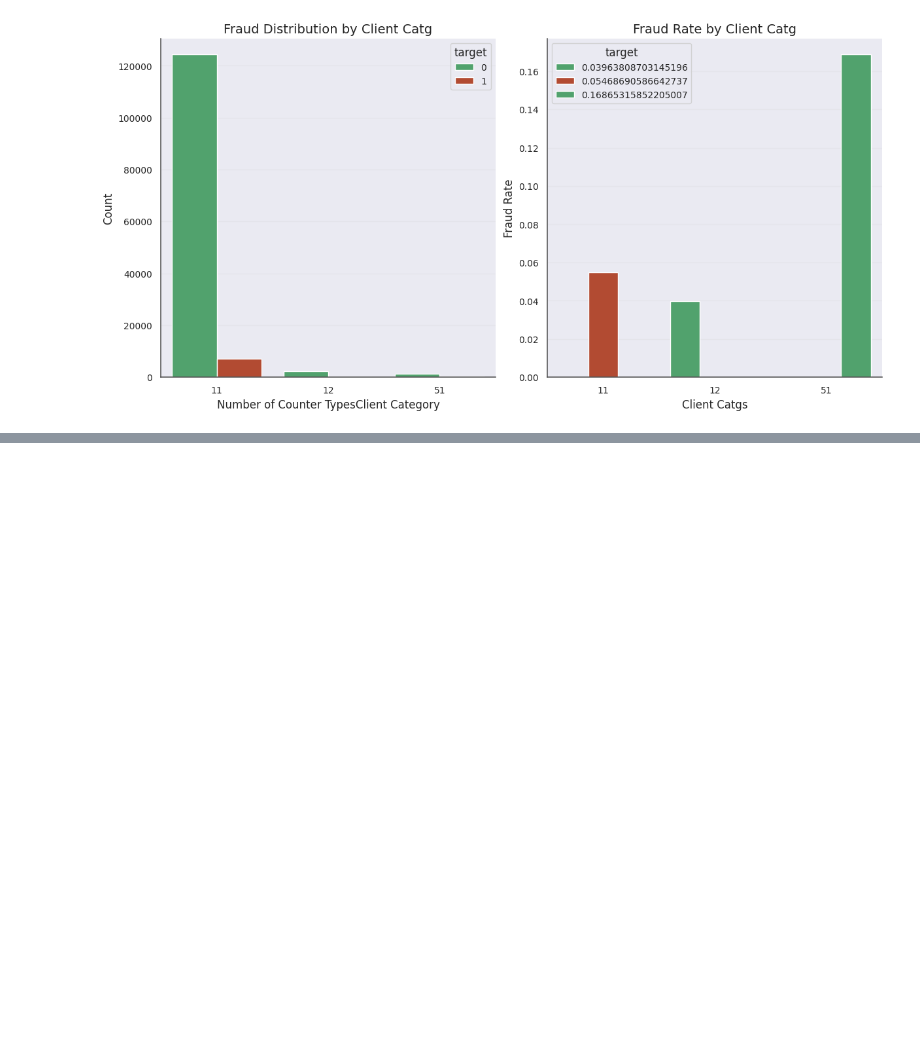
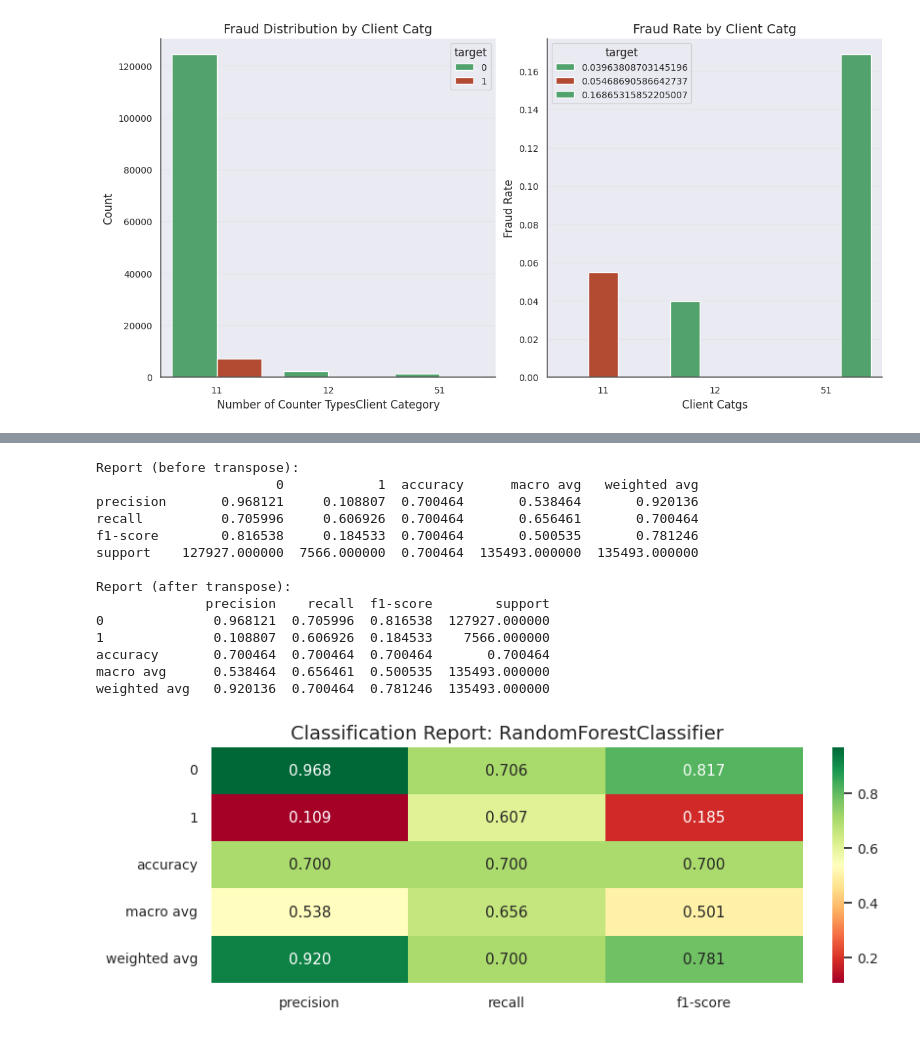
Before and after one commit to Rackkoun/ds-ml-project, a Jupyter notebook: notebooks/ml_challenge_fraud_detection_rackkoun.ipynb, the cells around one changed output, grey strips where cells are left out. Cells and saved outputs as stored; diff of their text form; code cells hidden in the pictures; blank space fills up the shorter version.

```diff
--- a/notebooks/ml_challenge_fraud_detection_rackkoun.ipynb
+++ b/notebooks/ml_challenge_fraud_detection_rackkoun.ipynb
@@ -1208,0 +1431,22 @@ train_data_df_00.fillna(0, inplace=True)
+# %%
+report_df = plot_classification_report_cv(
+    best_estimator_row["model"],
+    {"model": best_estimator_row["best_model"]},
+    X_train[main_feature_cols], y_train
+)
+# %% [output]
+Report (before transpose):
+                       0            1  accuracy      macro avg   weighted avg
+precision       0.968121     0.108807  0.700464       0.538464       0.920136
+recall          0.705996     0.606926  0.700464       0.656461       0.700464
+f1-score        0.816538     0.184533  0.700464       0.500535       0.781246
+support    127927.000000  7566.000000  0.700464  135493.000000  135493.000000
+
+Report (after transpose):
+              precision    recall  f1-score        support
+0              0.968121  0.705996  0.816538  127927.000000
+1              0.108807  0.606926  0.184533    7566.000000
+accuracy       0.700464  0.700464  0.700464       0.700464
+macro avg      0.538464  0.656461  0.500535  135493.000000
+weighted avg   0.920136  0.700464  0.781246  135493.000000
+[figure, added]
```
Also changed, not shown: parts of 63 cells of this notebook, 1 other file.
